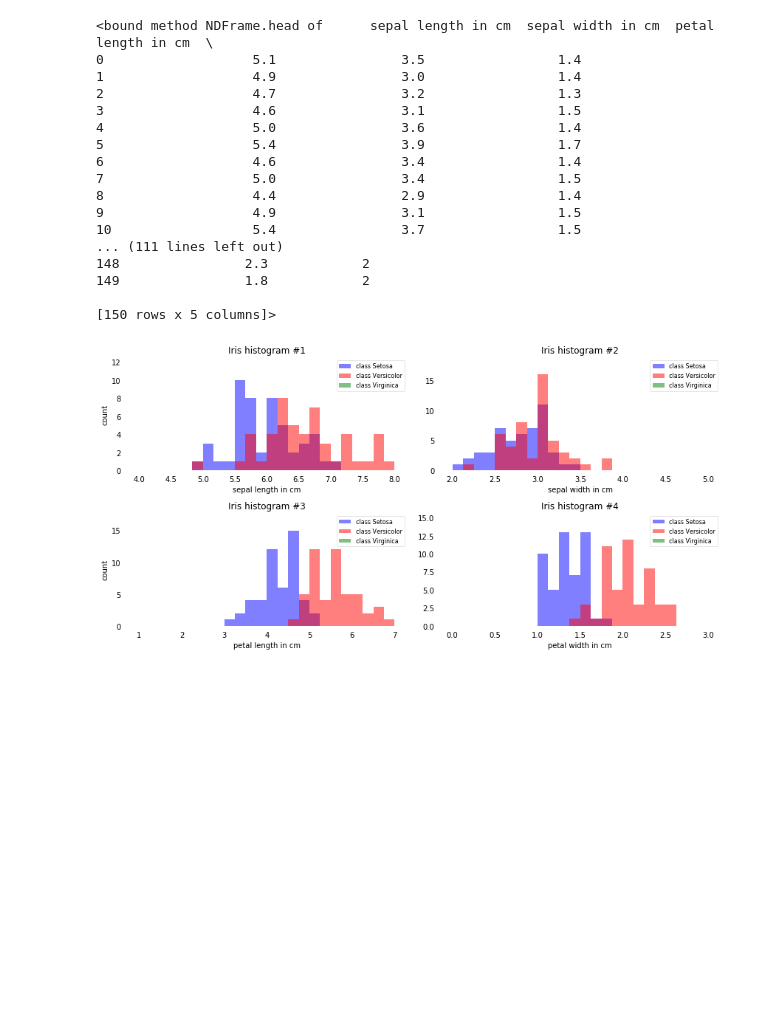
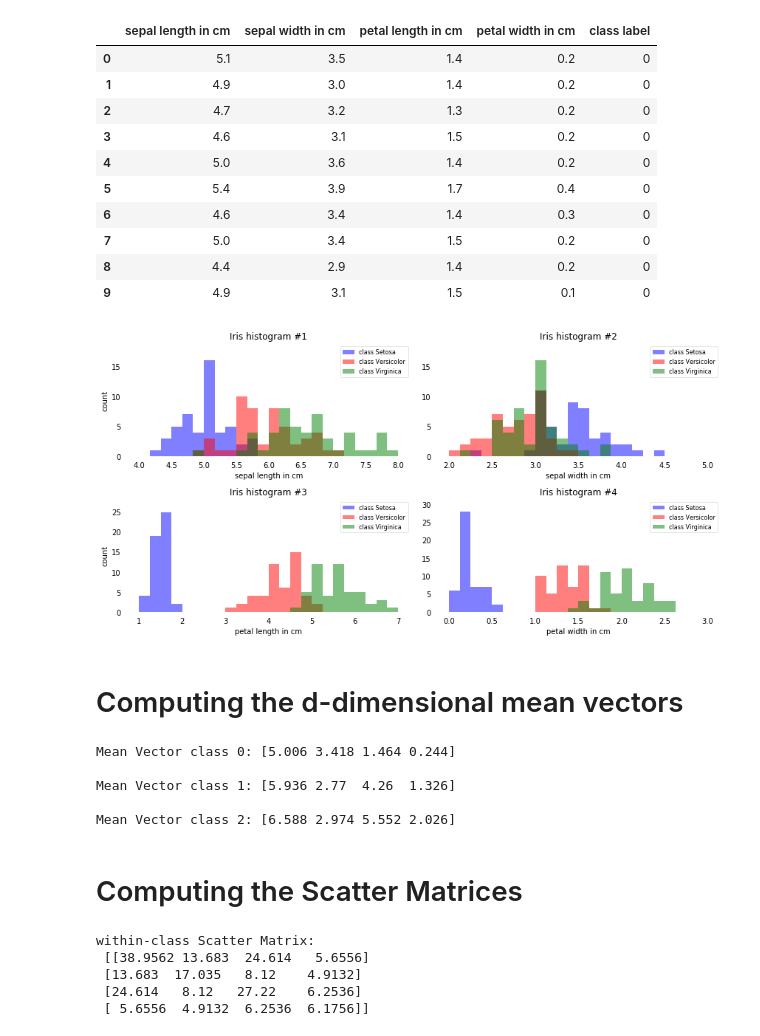
Before and after one commit to motmaytinh/dimension-reduction, a Jupyter notebook: dimensional reduction.ipynb, the cells around one changed output. Cells and saved outputs as stored; diff of their text form; code cells hidden in the pictures; blank space fills up the shorter version.

```diff
--- a/dimensional reduction.ipynb
+++ b/dimensional reduction.ipynb
@@ -12,7 +12,7 @@ feature_dict = {i:label for i,label in zip(
                   'sepal width in cm',
                   'petal length in cm',
                   'petal width in cm', ))}
-label_dict = {1: 'Setosa', 2: 'Versicolor', 3:'Virginica'}
+label_dict = {0: 'Setosa', 1: 'Versicolor', 2:'Virginica'}
 # %%
 df = pd.read_csv('iris.data.csv', header=None)
 # %%
@@ -21,25 +21,19 @@ df.dropna(how="all", inplace=True) # to drop the empty line at file-end
 # %%
 df['class label'] = df['class label'].astype('category')
 df['class label'] = df['class label'].cat.codes
-df.head
+df.head(10)
 # %% [output]
-<bound method NDFrame.head of      sepal length in cm  sepal width in cm  petal length in cm  \
-0                   5.1                3.5                 1.4
-1                   4.9                3.0                 1.4
-2                   4.7                3.2                 1.3
-3                   4.6                3.1                 1.5
-4                   5.0                3.6                 1.4
-5                   5.4                3.9                 1.7
-6                   4.6                3.4                 1.4
-7                   5.0                3.4                 1.5
-8                   4.4                2.9                 1.4
-9                   4.9                3.1                 1.5
-10                  5.4                3.7                 1.5
-... (111 lines left out)
-148                2.3            2
-149                1.8            2
-
-[150 rows x 5 columns]>
+|  | sepal length in cm | sepal width in cm | petal length in cm | petal width in cm | class label |
+| 0 | 5.1 | 3.5 | 1.4 | 0.2 | 0 |
+| 1 | 4.9 | 3.0 | 1.4 | 0.2 | 0 |
+| 2 | 4.7 | 3.2 | 1.3 | 0.2 | 0 |
+| 3 | 4.6 | 3.1 | 1.5 | 0.2 | 0 |
+| 4 | 5.0 | 3.6 | 1.4 | 0.2 | 0 |
+| 5 | 5.4 | 3.9 | 1.7 | 0.4 | 0 |
+| 6 | 4.6 | 3.4 | 1.4 | 0.3 | 0 |
+| 7 | 5.0 | 3.4 | 1.5 | 0.2 | 0 |
+| 8 | 4.4 | 2.9 | 1.4 | 0.2 | 0 |
+| 9 | 4.9 | 3.1 | 1.5 | 0.1 | 0 |
 # %%
 X = df.iloc[:,:-1].values
 y = df['class label'].values
@@ -54,36 +48,68 @@ for ax,cnt in zip(axes.ravel(), range(4)):
     bins = np.linspace(min_b, max_b, 25)
 
     # plottling the histograms
-    for lab,col in zip(range(1,4), ('blue', 'red', 'green')):
+    for lab,col in zip(range(3), ('blue', 'red', 'green')):
         ax.hist(X[y==lab, cnt],
                    color=col,
                    label='class %s' %label_dict[lab],
                    bins=bins,
                    alpha=0.5,)
     ylims = ax.get_ylim()
 
     # plot annotation
     leg = ax.legend(loc='upper right', fancybox=True, fontsize=8)
     leg.get_frame().set_alpha(0.5)
     ax.set_ylim([0, max(ylims)+2])
     ax.set_xlabel(feature_dict[cnt])
     ax.set_title('Iris histogram #%s' %str(cnt+1))
 
     # hide axis ticks
     ax.tick_params(axis="both", which="both", bottom="off", top="off",
             labelbottom="on", left="off", right="off", labelleft="on")
 
     # remove axis spines
     ax.spines["top"].set_visible(False)
     ax.spines["right"].set_visible(False)
     ax.spines["bottom"].set_visible(False)
     ax.spines["left"].set_visible(False)
 
 axes[0][0].set_ylabel('count')
 axes[1][0].set_ylabel('count')
 
 fig.tight_layout()
 
 plt.show()
 # %% [output]
-[figure, old version]
+[figure, new version]
+# %% [markdown]
+# Computing the d-dimensional mean vectors
+# %%
+np.set_printoptions(precision=4)
+
+mean_vectors = []
+for cl in range(3):
+    mean_vectors.append(np.mean(X[y==cl], axis=0))
+    print('Mean Vector class %s: %s\n' %(cl, mean_vectors[cl]))
+# %% [output]
+Mean Vector class 0: [5.006 3.418 1.464 0.244]
+
+Mean Vector class 1: [5.936 2.77  4.26  1.326]
+
+Mean Vector class 2: [6.588 2.974 5.552 2.026]
+# %% [markdown]
+# Computing the Scatter Matrices
+# %%
+S_W = np.zeros((4,4))
+for cl,mv in zip(range(3), mean_vectors):
+    class_sc_mat = np.zeros((4,4))                  # scatter matrix for every class
+    for row in X[y == cl]:
+        row, mv = row.reshape(4,1), mv.reshape(4,1) # make column vectors
+        class_sc_mat += (row-mv).dot((row-mv).T)
+    S_W += class_sc_mat                             # sum class scatter matrices
+print('within-class Scatter Matrix:\n', S_W)
+# %% [output]
+within-class Scatter Matrix:
+ [[38.9562 13.683  24.614   5.6556]
+ [13.683  17.035   8.12    4.9132]
+ [24.614   8.12   27.22    6.2536]
+ [ 5.6556  4.9132  6.2536  6.1756]]
```
Also changed, not shown: parts of 6 cells of this notebook.
